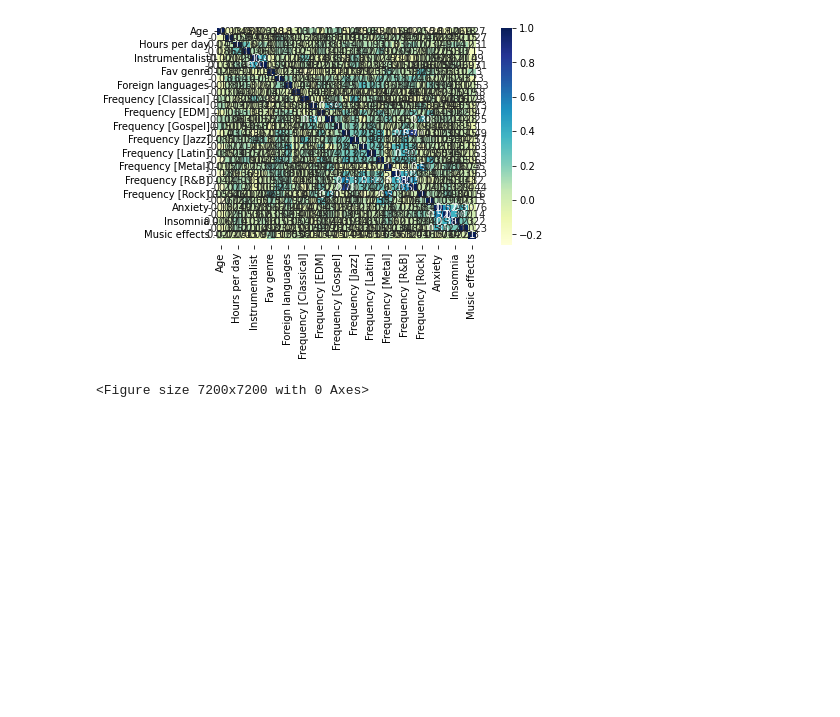
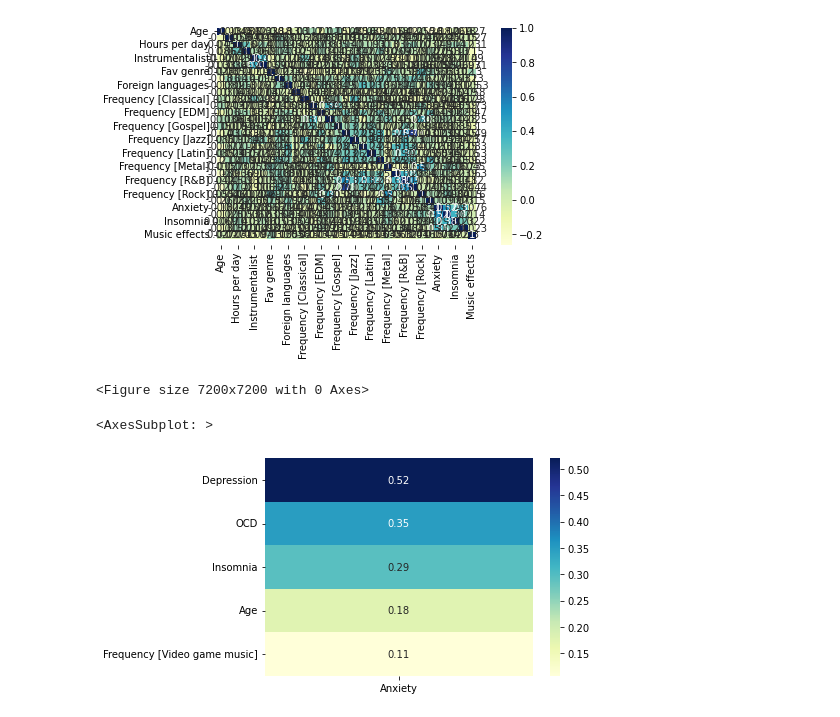
Before and after one commit to DivyanshTiwari23/BRSM_Project, a Jupyter notebook: BRSM_Project_Psyduck.ipynb, the cells around one changed output. Drawn from its saved outputs; the diff is of its cells as text; code cells hidden in the pictures; blank space fills up the shorter version.

```diff
--- a/BRSM_Project_Psyduck.ipynb
+++ b/BRSM_Project_Psyduck.ipynb
@@ -78,3 +78,13 @@ plt.show()
 # %% [output]
 [figure]
 <Figure size 7200x7200 with 0 Axes>
+# %%
+# Remove last 6 columns as they are not required for the analysis
+df.drop(df.columns[[6,7,8,9,10,11]], axis=1, inplace=True)
+# %%
+# get the top 5 columns with the highest correlation with the variable 'anxiety'
+anxiety_corr = df.corr().abs()['Anxiety'].sort_values(ascending=False)[1:6]
+sns.heatmap(anxiety_corr.to_frame(), annot=True, cmap='YlGnBu')
+# %% [output]
+<AxesSubplot: >
+[figure, added]
```
